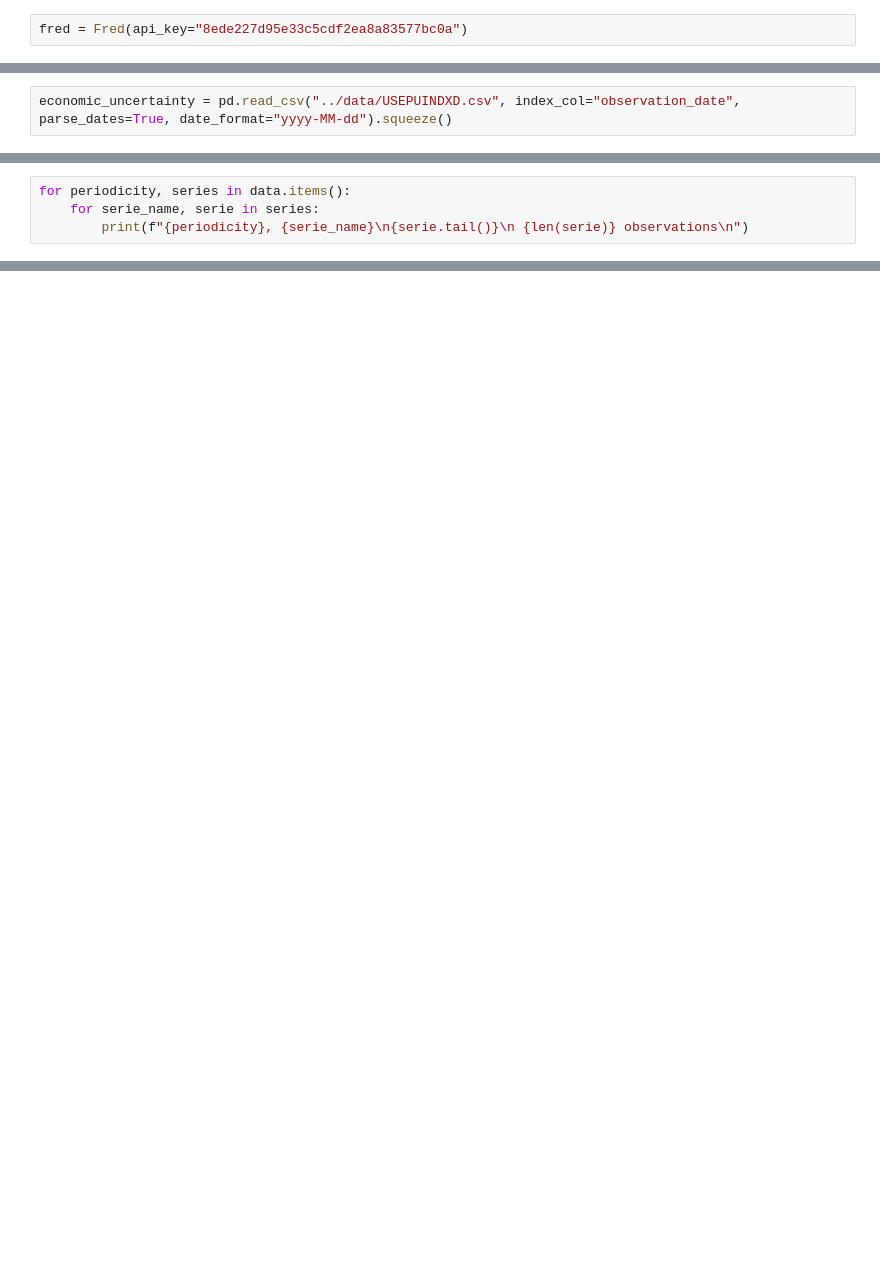
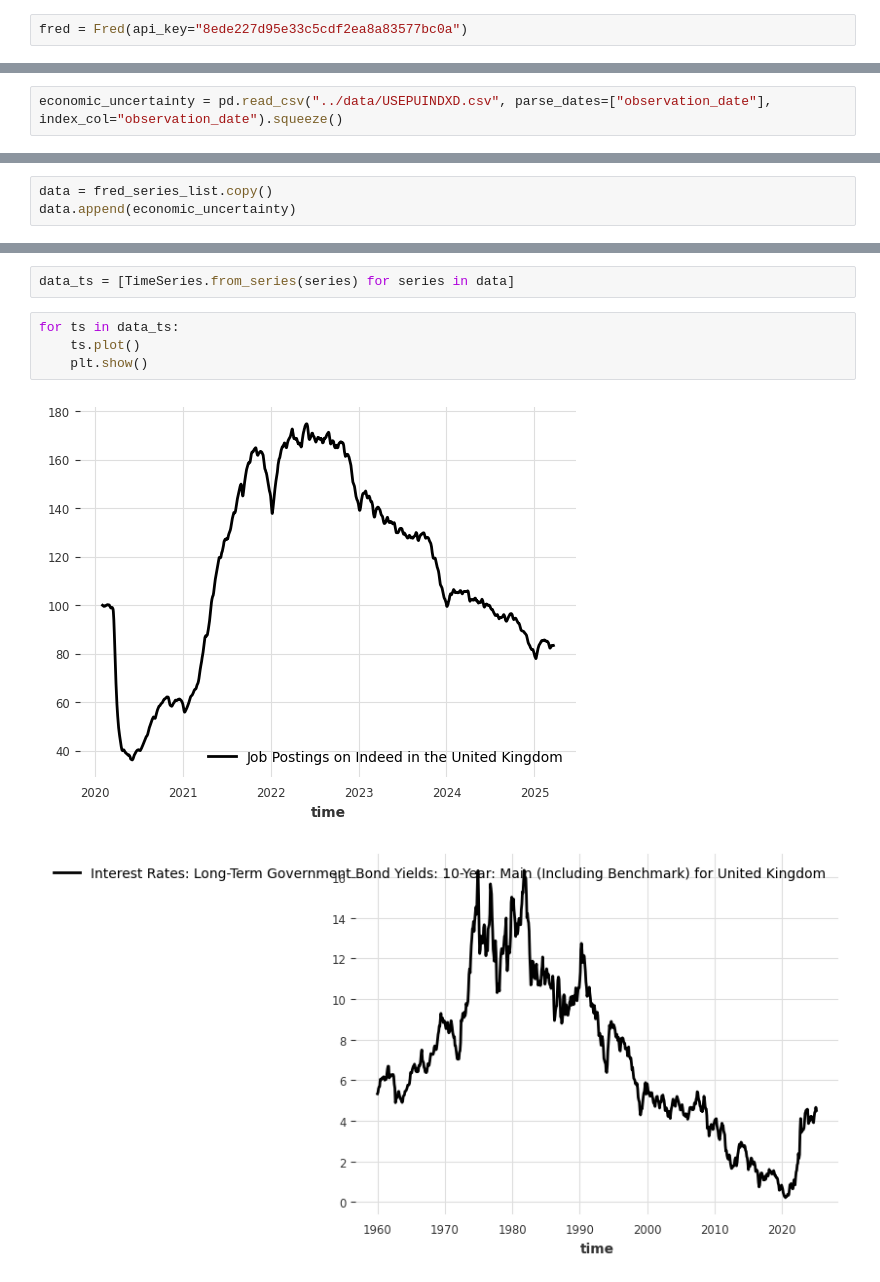
Before and after one commit to GothamAnalytics-7/ASTP, a Jupyter notebook: notebooks/ASTP_Parte1.ipynb, the cells around one changed output, grey strips where cells are left out. Cells and saved outputs as stored; diff of their text form; blank space fills up the shorter version.

```diff
--- a/notebooks/ASTP_Parte1.ipynb
+++ b/notebooks/ASTP_Parte1.ipynb
@@ -13,2 +40,2 @@ cpi_uk = fred.get_series("GBRCPIALLMINMEI")  # Consumer Price Indices (CPIs, HIC
 # %%
-economic_uncertainty = pd.read_csv("../data/USEPUINDXD.csv", index_col="observation_date", parse_dates=True, date_format="yyyy-MM-dd").squeeze()
+economic_uncertainty = pd.read_csv("../data/USEPUINDXD.csv", parse_dates=["observation_date"], index_col="observation_date").squeeze()
@@ -37,4 +41,0 @@ data = {
-# %%
-for periodicity, series in data.items():
-    for serie_name, serie in series:
-        print(f"{periodicity}, {serie_name}\n{serie.tail()}\n {len(serie)} observations\n")
@@ -58,0 +42,3 @@ dtype: float64
+# %%
+data = fred_series_list.copy()
+data.append(economic_uncertainty)
@@ -58,0 +57,9 @@ dtype: float64
+# %%
+data_ts = [TimeSeries.from_series(series) for series in data]
+# %%
+for ts in data_ts:
+    ts.plot()
+    plt.show()
+# %% [output]
+[figure, added]
+[figure, added]
```
Also changed, not shown: parts of 13 cells of this notebook, 1 other file.
